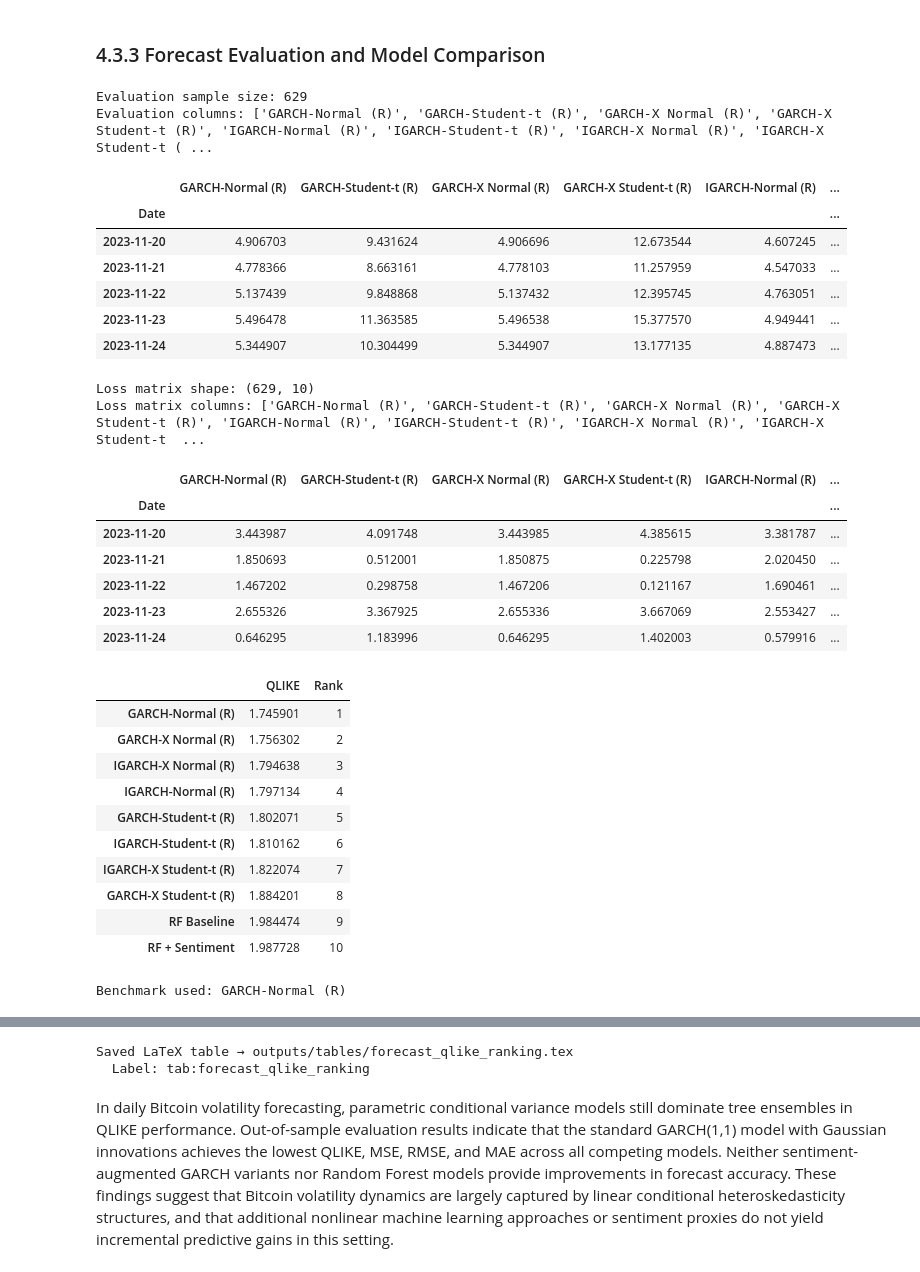
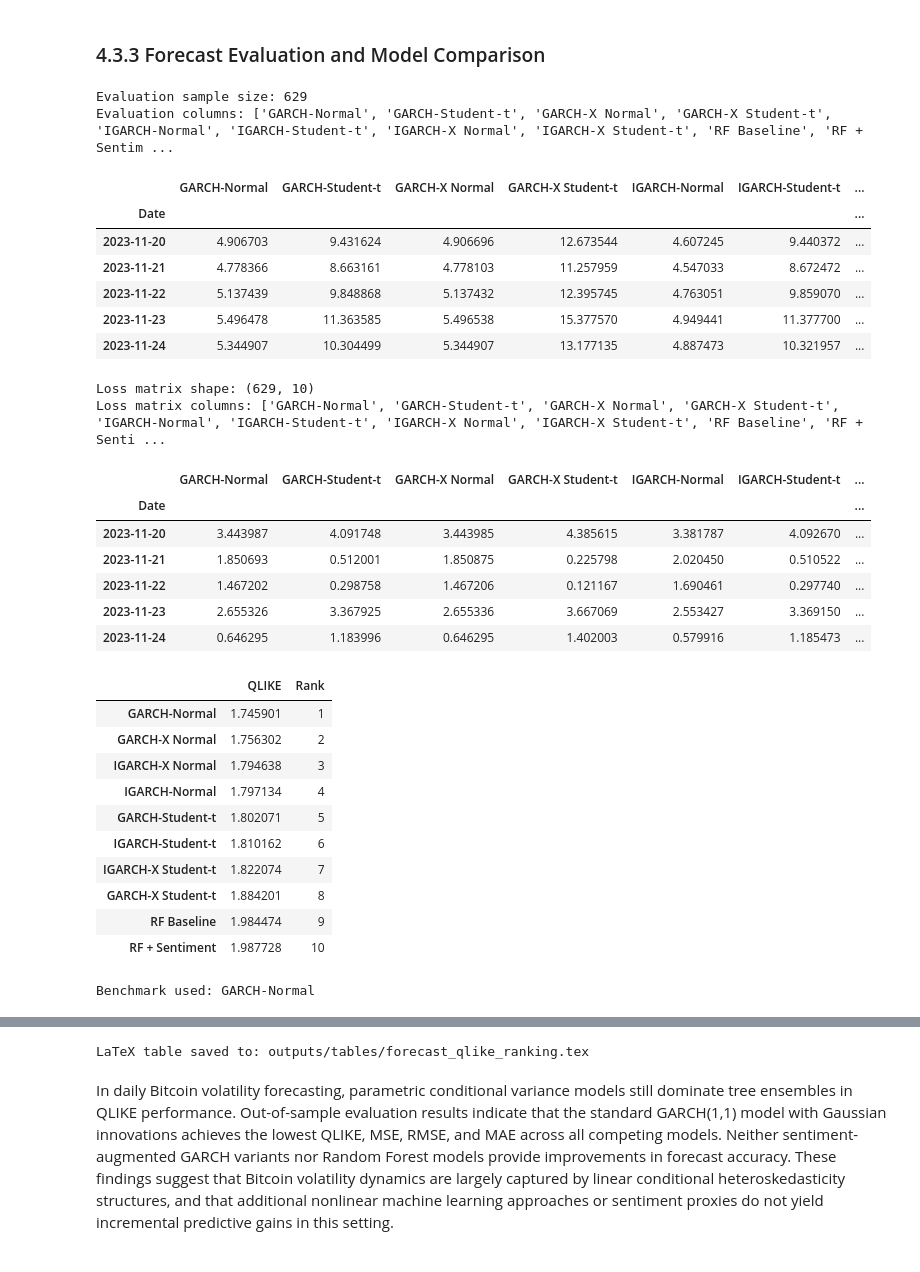
Before and after one commit to eokinyo/Thesis_Work, a Jupyter notebook: scripts/Chapter4_Empirical_Analysis.ipynb, the cells around one changed output, grey strips where cells are left out. Saved outputs shown, nothing was run; the diff lists cells and outputs as text; code cells hidden in the pictures.

```diff
--- a/scripts/Chapter4_Empirical_Analysis.ipynb
+++ b/scripts/Chapter4_Empirical_Analysis.ipynb
@@ -2009,15 +2312,15 @@ if missing_counts.sum() > 0:
 
 forecast_dict = {}
 
-forecast_dict["GARCH-Normal (R)"] = eval_df["GARCH_Normal"].to_numpy()
-forecast_dict["GARCH-Student-t (R)"] = eval_df["GARCH_Student_t"].to_numpy()
-forecast_dict["GARCH-X Normal (R)"] = eval_df["GARCHX_Normal"].to_numpy()
-forecast_dict["GARCH-X Student-t (R)"] = eval_df["GARCHX_Student_t"].to_numpy()
+forecast_dict["GARCH-Normal"] = eval_df["GARCH_Normal"].to_numpy()
+forecast_dict["GARCH-Student-t"] = eval_df["GARCH_Student_t"].to_numpy()
+forecast_dict["GARCH-X Normal"] = eval_df["GARCHX_Normal"].to_numpy()
+forecast_dict["GARCH-X Student-t"] = eval_df["GARCHX_Student_t"].to_numpy()
 
-forecast_dict["IGARCH-Normal (R)"] = eval_df["IGARCH_Normal"].to_numpy()
-forecast_dict["IGARCH-Student-t (R)"] = eval_df["IGARCH_Student_t"].to_numpy()
-forecast_dict["IGARCH-X Normal (R)"] = eval_df["IGARCHX_Normal"].to_numpy()
-forecast_dict["IGARCH-X Student-t (R)"] = eval_df["IGARCHX_Student_t"].to_numpy()
+forecast_dict["IGARCH-Normal"] = eval_df["IGARCH_Normal"].to_numpy()
+forecast_dict["IGARCH-Student-t"] = eval_df["IGARCH_Student_t"].to_numpy()
+forecast_dict["IGARCH-X Normal"] = eval_df["IGARCHX_Normal"].to_numpy()
+forecast_dict["IGARCH-X Student-t"] = eval_df["IGARCHX_Student_t"].to_numpy()
 
 print("\nEconometric forecasts successfully imported and aligned.")
 
@@ -2189,7 +2492,7 @@ display(loss_summary)
 # (5) Loss Differentials vs Benchmark
 # ----------------------------------------------------------
 
-benchmark = "GARCH-Normal (R)"
+benchmark = "GARCH-Normal"
 
 if benchmark not in loss_matrix.columns:
     raise ValueError(
@@ -2204,60 +2507,60 @@ d_matrix = pd.DataFrame(d_matrix, index=loss_matrix.index, columns=loss_matrix.c
 d_matrix = d_matrix.drop(columns=[benchmark])
 
 loss_diff_mean = d_matrix.mean()
 
 # ----------------------------------------------------------
 # (6) Merge Loss Differentials with QLIKE Ranking
 # ----------------------------------------------------------
 
 loss_summary["Mean Loss Differential"] = 0.0
 for model in loss_diff_mean.index:
     loss_summary.loc[model, "Mean Loss Differential"] = loss_diff_mean.loc[model]
 
 loss_summary = loss_summary.sort_values("QLIKE")
 
 display(loss_summary)
 
 
 # ----------------------------------------------------------
 # (7) Save Final Table
 # ----------------------------------------------------------
 
 save_table_latex(
     loss_summary,
     "forecast_qlike_ranking.tex",
     caption="Out-of-sample volatility forecast performance under QLIKE loss, with mean loss differentials relative to the GARCH-Normal benchmark.",
     label="tab:forecast_qlike_ranking",
     float_fmt="%.4f"
 )
 # %% [output]
 Evaluation sample size: 629
-Evaluation columns: ['GARCH-Normal (R)', 'GARCH-Student-t (R)', 'GARCH-X Normal (R)', 'GARCH-X Student-t (R)', 'IGARCH-Normal (R)', 'IGARCH-Student-t (R)', 'IGARCH-X Normal (R)', 'IGARCH-X Student-t ( ...
+Evaluation columns: ['GARCH-Normal', 'GARCH-Student-t', 'GARCH-X Normal', 'GARCH-X Student-t', 'IGARCH-Normal', 'IGARCH-Student-t', 'IGARCH-X Normal', 'IGARCH-X Student-t', 'RF Baseline', 'RF + Sentim ...
-|  | GARCH-Normal (R) | GARCH-Student-t (R) | GARCH-X Normal (R) | GARCH-X Student-t (R) | IGARCH-Normal (R) | ... |
-| Date |  |  |  |  |  | ... |
-| 2023-11-20 | 4.906703 | 9.431624 | 4.906696 | 12.673544 | 4.607245 | ... |
-| 2023-11-21 | 4.778366 | 8.663161 | 4.778103 | 11.257959 | 4.547033 | ... |
-| 2023-11-22 | 5.137439 | 9.848868 | 5.137432 | 12.395745 | 4.763051 | ... |
-| 2023-11-23 | 5.496478 | 11.363585 | 5.496538 | 15.377570 | 4.949441 | ... |
-| 2023-11-24 | 5.344907 | 10.304499 | 5.344907 | 13.177135 | 4.887473 | ... |
+|  | GARCH-Normal | GARCH-Student-t | GARCH-X Normal | GARCH-X Student-t | IGARCH-Normal | IGARCH-Student-t | ... |
+| Date |  |  |  |  |  |  | ... |
+| 2023-11-20 | 4.906703 | 9.431624 | 4.906696 | 12.673544 | 4.607245 | 9.440372 | ... |
+| 2023-11-21 | 4.778366 | 8.663161 | 4.778103 | 11.257959 | 4.547033 | 8.672472 | ... |
+| 2023-11-22 | 5.137439 | 9.848868 | 5.137432 | 12.395745 | 4.763051 | 9.859070 | ... |
+| 2023-11-23 | 5.496478 | 11.363585 | 5.496538 | 15.377570 | 4.949441 | 11.377700 | ... |
+| 2023-11-24 | 5.344907 | 10.304499 | 5.344907 | 13.177135 | 4.887473 | 10.321957 | ... |
 Loss matrix shape: (629, 10)
-Loss matrix columns: ['GARCH-Normal (R)', 'GARCH-Student-t (R)', 'GARCH-X Normal (R)', 'GARCH-X Student-t (R)', 'IGARCH-Normal (R)', 'IGARCH-Student-t (R)', 'IGARCH-X Normal (R)', 'IGARCH-X Student-t  ...
+Loss matrix columns: ['GARCH-Normal', 'GARCH-Student-t', 'GARCH-X Normal', 'GARCH-X Student-t', 'IGARCH-Normal', 'IGARCH-Student-t', 'IGARCH-X Normal', 'IGARCH-X Student-t', 'RF Baseline', 'RF + Senti ...
-|  | GARCH-Normal (R) | GARCH-Student-t (R) | GARCH-X Normal (R) | GARCH-X Student-t (R) | IGARCH-Normal (R) | ... |
-| Date |  |  |  |  |  | ... |
-| 2023-11-20 | 3.443987 | 4.091748 | 3.443985 | 4.385615 | 3.381787 | ... |
-| 2023-11-21 | 1.850693 | 0.512001 | 1.850875 | 0.225798 | 2.020450 | ... |
-| 2023-11-22 | 1.467202 | 0.298758 | 1.467206 | 0.121167 | 1.690461 | ... |
-| 2023-11-23 | 2.655326 | 3.367925 | 2.655336 | 3.667069 | 2.553427 | ... |
-| 2023-11-24 | 0.646295 | 1.183996 | 0.646295 | 1.402003 | 0.579916 | ... |
+|  | GARCH-Normal | GARCH-Student-t | GARCH-X Normal | GARCH-X Student-t | IGARCH-Normal | IGARCH-Student-t | ... |
+| Date |  |  |  |  |  |  | ... |
+| 2023-11-20 | 3.443987 | 4.091748 | 3.443985 | 4.385615 | 3.381787 | 4.092670 | ... |
+| 2023-11-21 | 1.850693 | 0.512001 | 1.850875 | 0.225798 | 2.020450 | 0.510522 | ... |
+| 2023-11-22 | 1.467202 | 0.298758 | 1.467206 | 0.121167 | 1.690461 | 0.297740 | ... |
+| 2023-11-23 | 2.655326 | 3.367925 | 2.655336 | 3.667069 | 2.553427 | 3.369150 | ... |
+| 2023-11-24 | 0.646295 | 1.183996 | 0.646295 | 1.402003 | 0.579916 | 1.185473 | ... |
 |  | QLIKE | Rank |
-| GARCH-Normal (R) | 1.745901 | 1 |
-| GARCH-X Normal (R) | 1.756302 | 2 |
-| IGARCH-X Normal (R) | 1.794638 | 3 |
-| IGARCH-Normal (R) | 1.797134 | 4 |
-| GARCH-Student-t (R) | 1.802071 | 5 |
-| IGARCH-Student-t (R) | 1.810162 | 6 |
-| IGARCH-X Student-t (R) | 1.822074 | 7 |
-| GARCH-X Student-t (R) | 1.884201 | 8 |
+| GARCH-Normal | 1.745901 | 1 |
+| GARCH-X Normal | 1.756302 | 2 |
+| IGARCH-X Normal | 1.794638 | 3 |
+| IGARCH-Normal | 1.797134 | 4 |
+| GARCH-Student-t | 1.802071 | 5 |
+| IGARCH-Student-t | 1.810162 | 6 |
+| IGARCH-X Student-t | 1.822074 | 7 |
+| GARCH-X Student-t | 1.884201 | 8 |
 | RF Baseline | 1.984474 | 9 |
 | RF + Sentiment | 1.987728 | 10 |
-Benchmark used: GARCH-Normal (R)
+Benchmark used: GARCH-Normal
 |  | QLIKE | Rank | Mean Loss Differential |
@@ -2272,7 +2575,6 @@ Benchmark used: GARCH-Normal (R)
 | RF Baseline | 1.984474 | 9 | -0.238573 |
 | RF + Sentiment | 1.987728 | 10 | -0.241826 |
-Saved LaTeX table → outputs/tables/forecast_qlike_ranking.tex
-  Label: tab:forecast_qlike_ranking
+LaTeX table saved to: outputs/tables/forecast_qlike_ranking.tex
 # %% [markdown]
 In daily Bitcoin volatility forecasting, parametric conditional variance models still dominate tree ensembles in QLIKE performance.
 Out-of-sample evaluation results indicate that the standard GARCH(1,1) model with Gaussian innovations achieves the lowest QLIKE, MSE, RMSE, and MAE across all competing models. Neither sentiment-augmented GARCH variants nor Random Forest models provide improvements in forecast accuracy. These findings suggest that Bitcoin volatility dynamics are largely captured by linear conditional heteroskedasticity structures, and that additional nonlinear machine learning approaches or sentiment proxies do not yield incremental predictive gains in this setting.
```
Also changed, not shown: parts of 25 cells of this notebook, 51 other files.
